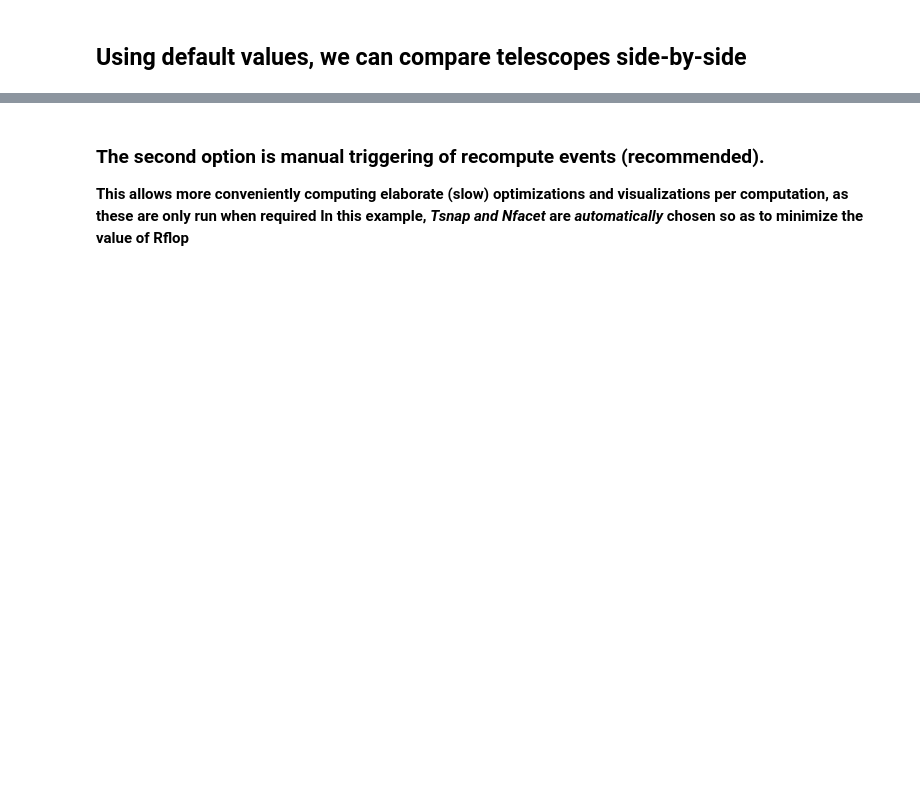
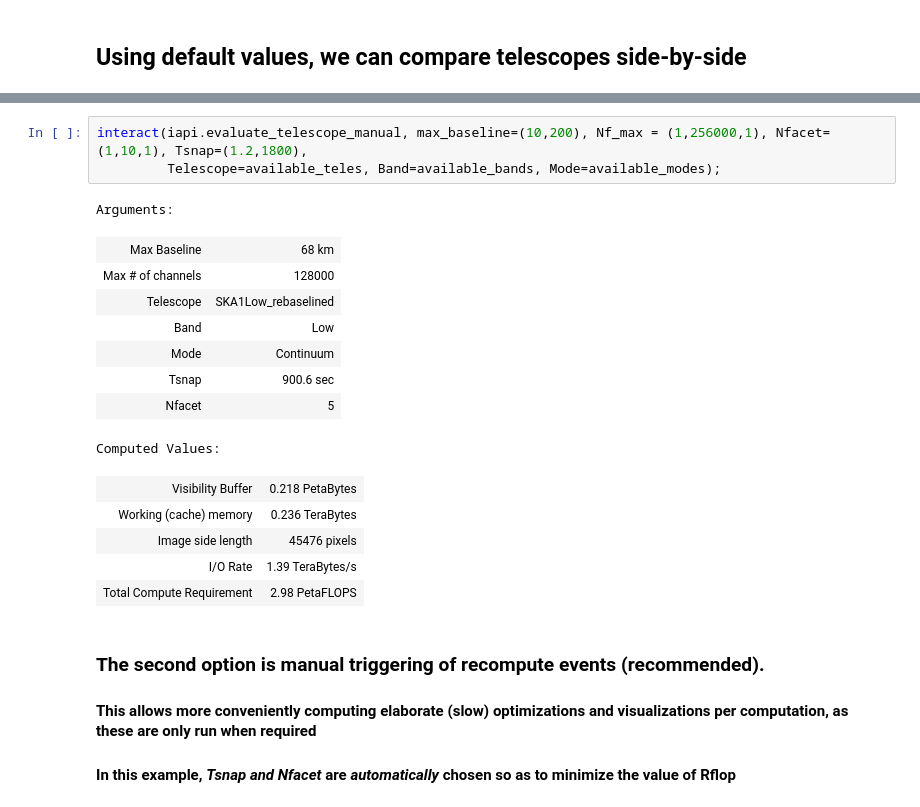
Before and after one commit to top-sim/sdp-par-model, a Jupyter notebook: iPython/SKA1_Imaging_Performance_Model.ipynb, the cells around one changed output, grey strips where cells are left out. Drawn from its saved outputs; the diff is of its cells as text; blank space fills up the shorter version.

```diff
--- a/iPython/SKA1_Imaging_Performance_Model.ipynb
+++ b/iPython/SKA1_Imaging_Performance_Model.ipynb
@@ -304,6 +69,24 @@ Computed Values:
+# %%
+interact(iapi.evaluate_telescope_manual, max_baseline=(10,200), Nf_max = (1,256000,1), Nfacet=(1,10,1), Tsnap=(1.2,1800),
+         Telescope=available_teles, Band=available_bands, Mode=available_modes);
+# %% [output]
+Arguments:
+| Max Baseline | 68 km |
+| Max # of channels | 128000 |
+| Telescope | SKA1Low_rebaselined |
+| Band | Low |
+| Mode | Continuum |
+| Tsnap | 900.6 sec |
+| Nfacet | 5 |
+Computed Values:
+| Visibility Buffer | 0.218 PetaBytes |
+| Working (cache) memory | 0.236 TeraBytes |
+| Image side length | 45476 pixels |
+| I/O Rate | 1.39 TeraBytes/s |
+| Total Compute Requirement | 2.98 PetaFLOPS |
 # %% [markdown]
 ### The second option is manual triggering of recompute events (recommended).
 
-**This allows more conveniently computing elaborate (slow) optimizations and visualizations per computation, as these are only run when required
-In this example, *Tsnap and Nfacet* are *automatically* chosen so as to minimize the value of Rflop**
+#### This allows more conveniently computing elaborate (slow) optimizations and visualizations per computation, as these are only run when required
+#### In this example, *Tsnap and Nfacet* are *automatically* chosen so as to minimize the value of Rflop
 # %%
```
Also changed, not shown: parts of 8 cells of this notebook, 1 other file.
